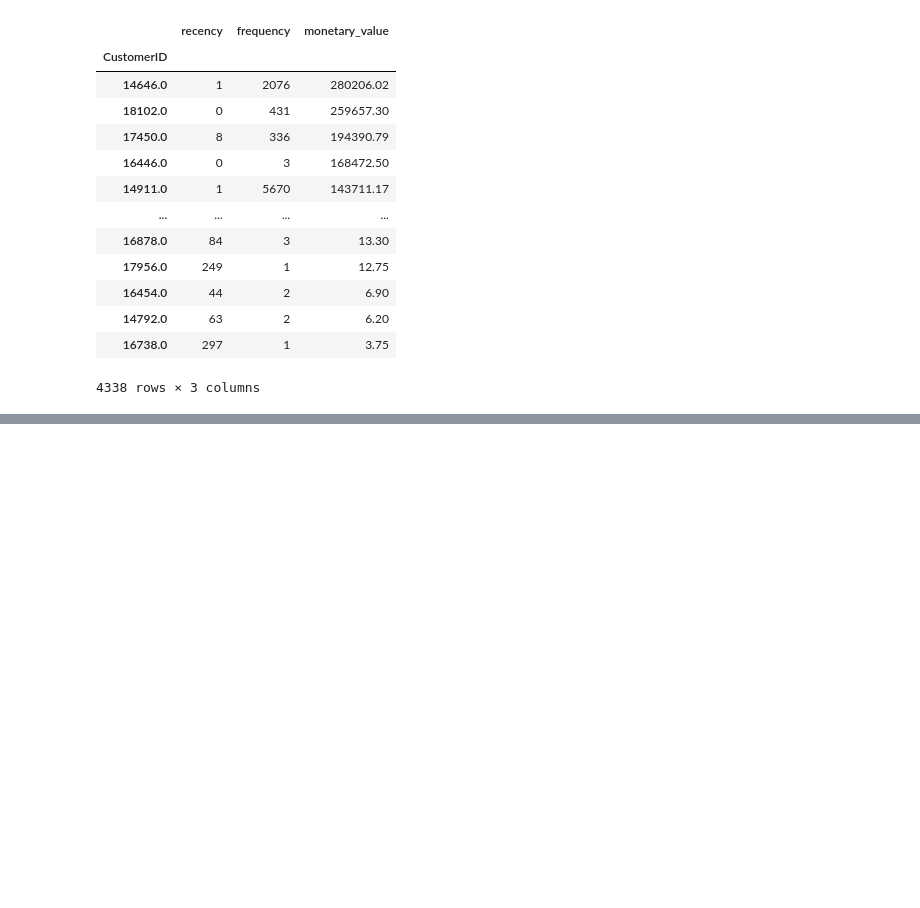
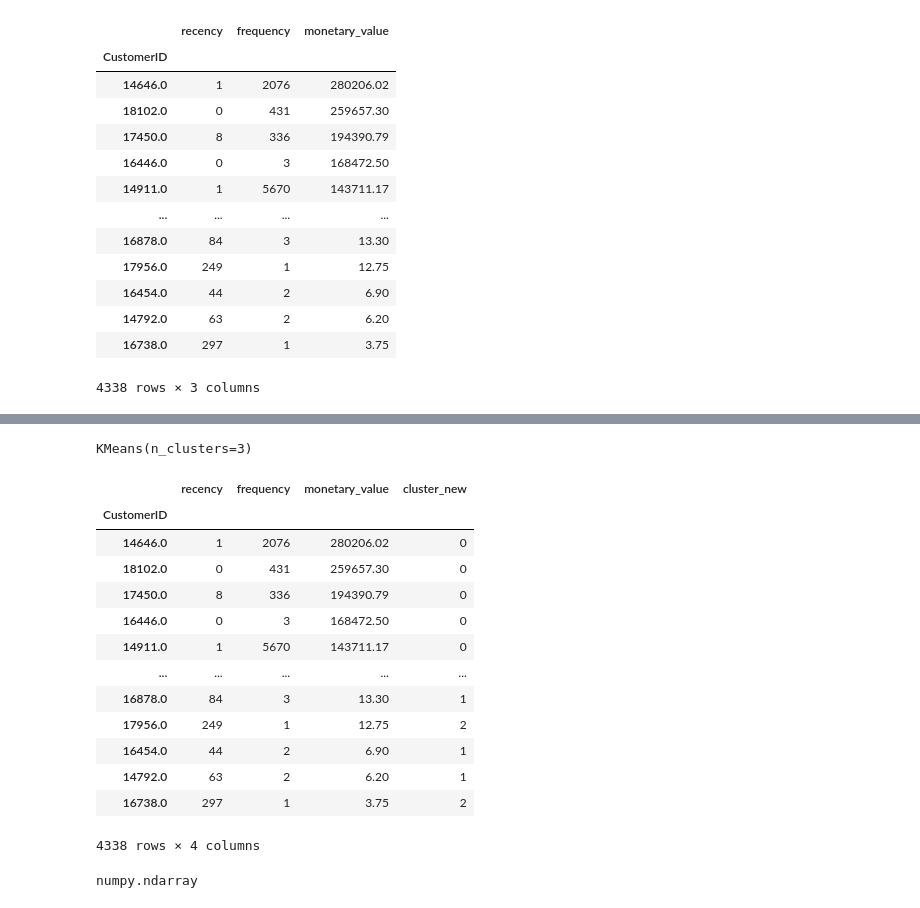
Before and after one commit to KarenKaoK/RFMClusterStudy, a Jupyter notebook: customer_segmentation.ipynb, the cells around one changed output, grey strips where cells are left out. Saved outputs shown, nothing was run; the diff lists cells and outputs as text; code cells hidden in the pictures; blank space fills up the shorter version.

```diff
--- a/customer_segmentation.ipynb
+++ b/customer_segmentation.ipynb
@@ -161,0 +193,6 @@ rfmTable
+# %%
+# try to diviede to 3 cluster
+clusters = KMeans(3)  # 3 clusters
+clusters.fit( X_scaled )
+# %% [output]
+KMeans(n_clusters=3)
@@ -161,0 +207,21 @@ rfmTable
+# %%
+rfmTable
+# %% [output]
+|  | recency | frequency | monetary_value | cluster_new |
+| CustomerID |  |  |  |  |
+| 14646.0 | 1 | 2076 | 280206.02 | 0 |
+| 18102.0 | 0 | 431 | 259657.30 | 0 |
+| 17450.0 | 8 | 336 | 194390.79 | 0 |
+| 16446.0 | 0 | 3 | 168472.50 | 0 |
+| 14911.0 | 1 | 5670 | 143711.17 | 0 |
+| ... | ... | ... | ... | ... |
+| 16878.0 | 84 | 3 | 13.30 | 1 |
+| 17956.0 | 249 | 1 | 12.75 | 2 |
+| 16454.0 | 44 | 2 | 6.90 | 1 |
+| 14792.0 | 63 | 2 | 6.20 | 1 |
+| 16738.0 | 297 | 1 | 3.75 | 2 |
+4338 rows × 4 columns
+# %%
+type(X_scaled)
+# %% [output]
+numpy.ndarray
```
Also changed, not shown: parts of 22 cells of this notebook.
